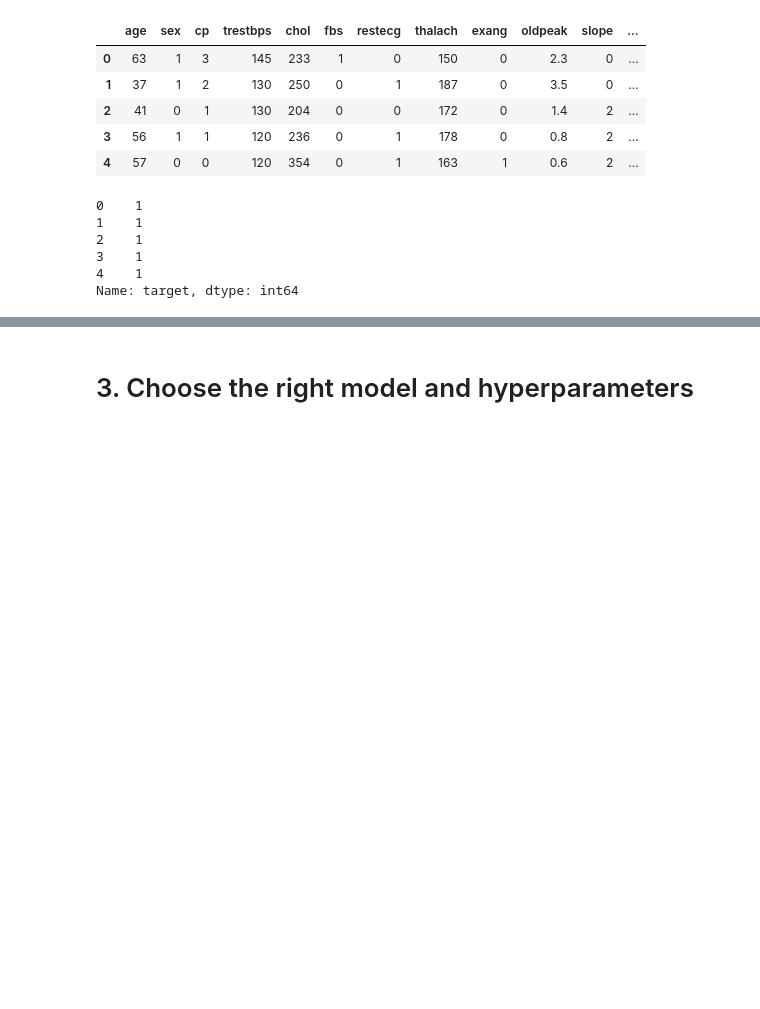
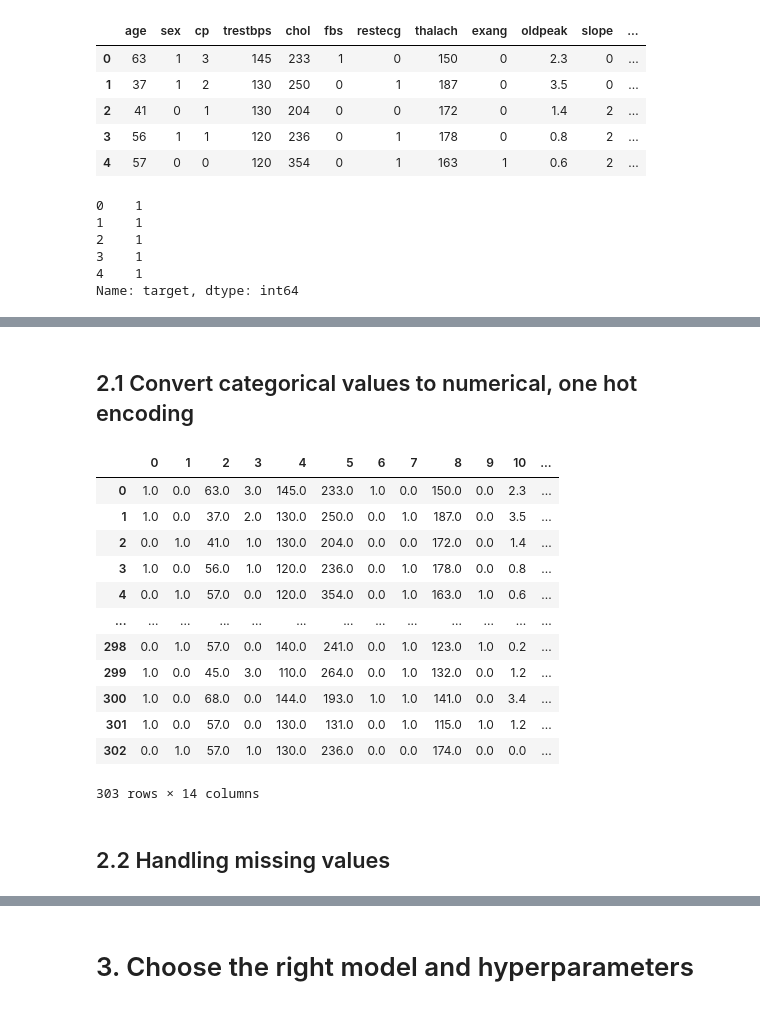
Before and after one commit to okind/DataScience, a Jupyter notebook: Python/introToScikitlearn.ipynb, the cells around one changed output, grey strips where cells are left out. Saved outputs shown, nothing was run; the diff lists cells and outputs as text; code cells hidden in the pictures; blank space fills up the shorter version.

Commit message:
explore sci-kit learn functionality

```diff
--- a/Python/introToScikitlearn.ipynb
+++ b/Python/introToScikitlearn.ipynb
@@ -59,0 +88,31 @@ Name: target, dtype: int64
+# %% [markdown]
+## 2.1 Convert categorical values to numerical, one hot encoding
+# %%
+# Let's use one hot encoding/engineering with scikit learn
+from sklearn.preprocessing import OneHotEncoder
+from sklearn.compose import ColumnTransformer
+
+categorical_feature = ['sex']
+
+one_hot = OneHotEncoder()
+
+transformer = ColumnTransformer([('one_hot', one_hot, categorical_feature)], remainder='passthrough')
+
+transformed_X = transformer.fit_transform(X_categorical)
+pd.DataFrame(transformed_X)
+# %% [output]
+|  | 0 | 1 | 2 | 3 | 4 | 5 | 6 | 7 | 8 | 9 | 10 | ... |
+| 0 | 1.0 | 0.0 | 63.0 | 3.0 | 145.0 | 233.0 | 1.0 | 0.0 | 150.0 | 0.0 | 2.3 | ... |
+| 1 | 1.0 | 0.0 | 37.0 | 2.0 | 130.0 | 250.0 | 0.0 | 1.0 | 187.0 | 0.0 | 3.5 | ... |
+| 2 | 0.0 | 1.0 | 41.0 | 1.0 | 130.0 | 204.0 | 0.0 | 0.0 | 172.0 | 0.0 | 1.4 | ... |
+| 3 | 1.0 | 0.0 | 56.0 | 1.0 | 120.0 | 236.0 | 0.0 | 1.0 | 178.0 | 0.0 | 0.8 | ... |
+| 4 | 0.0 | 1.0 | 57.0 | 0.0 | 120.0 | 354.0 | 0.0 | 1.0 | 163.0 | 1.0 | 0.6 | ... |
+| ... | ... | ... | ... | ... | ... | ... | ... | ... | ... | ... | ... | ... |
+| 298 | 0.0 | 1.0 | 57.0 | 0.0 | 140.0 | 241.0 | 0.0 | 1.0 | 123.0 | 1.0 | 0.2 | ... |
+| 299 | 1.0 | 0.0 | 45.0 | 3.0 | 110.0 | 264.0 | 0.0 | 1.0 | 132.0 | 0.0 | 1.2 | ... |
+| 300 | 1.0 | 0.0 | 68.0 | 0.0 | 144.0 | 193.0 | 1.0 | 1.0 | 141.0 | 0.0 | 3.4 | ... |
+| 301 | 1.0 | 0.0 | 57.0 | 0.0 | 130.0 | 131.0 | 0.0 | 1.0 | 115.0 | 1.0 | 1.2 | ... |
+| 302 | 0.0 | 1.0 | 57.0 | 1.0 | 130.0 | 236.0 | 0.0 | 0.0 | 174.0 | 0.0 | 0.0 | ... |
+303 rows × 14 columns
+# %% [markdown]
+## 2.2 Handling missing values
```
Also changed, not shown: parts of 24 cells of this notebook, 2 other files.
